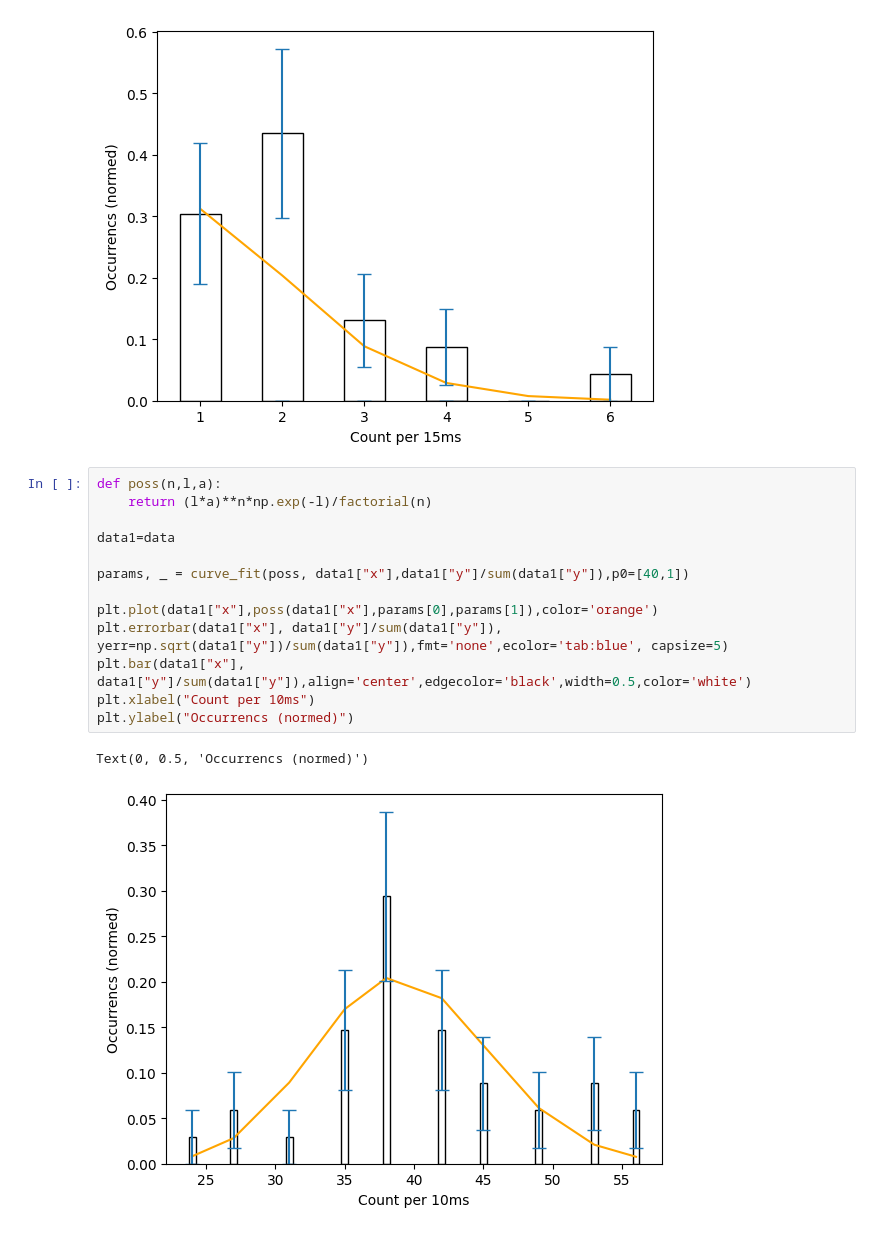
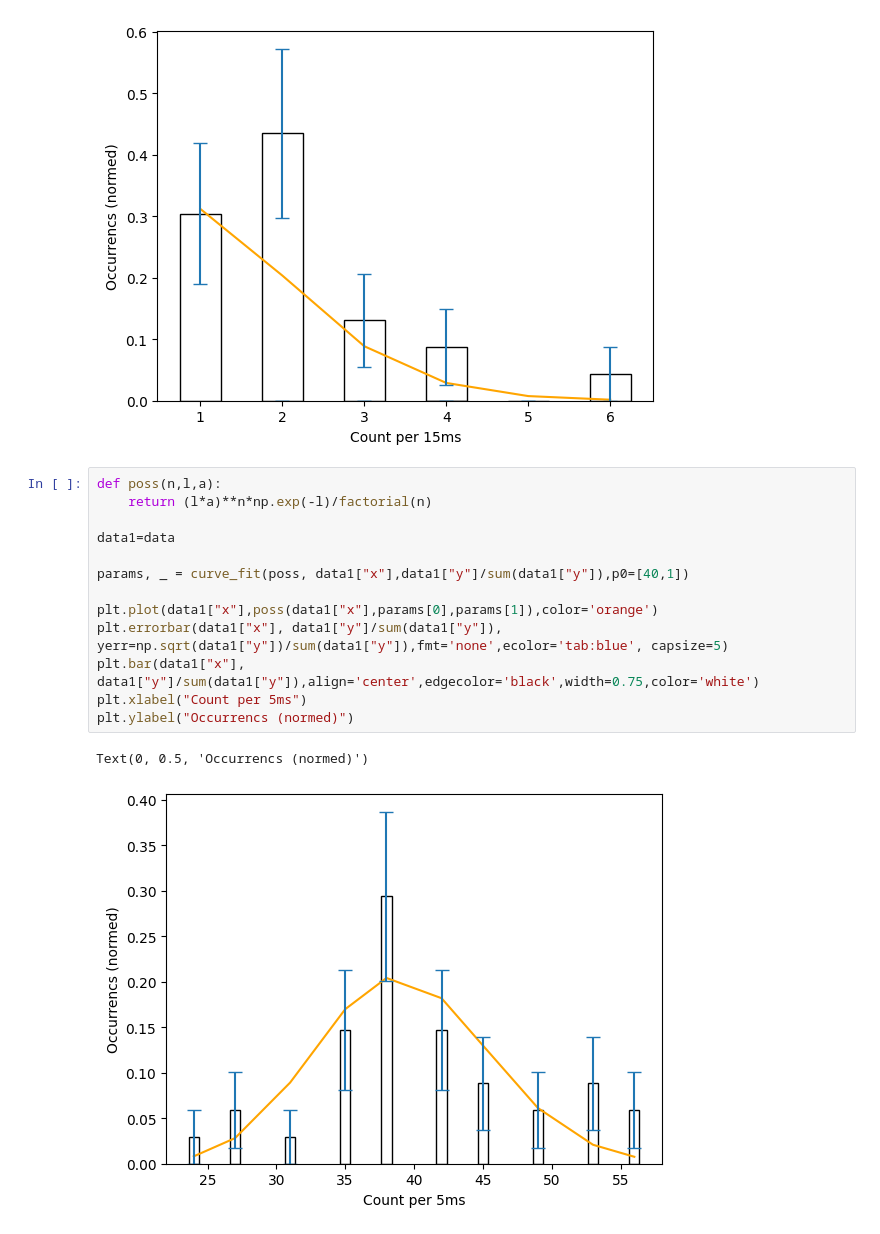
Before and after one commit to sarah-sev/SPAD, a Jupyter notebook: histplots.ipynb, the cells around one changed output. Cells and saved outputs as stored; diff of their text form.

```diff
--- a/histplots.ipynb
+++ b/histplots.ipynb
@@ -55,16 +55,16 @@ Text(0, 0.5, 'Occurrencs (normed)')
 # %%
 def poss(n,l,a):
     return (l*a)**n*np.exp(-l)/factorial(n)
 
 data1=data
 
 params, _ = curve_fit(poss, data1["x"],data1["y"]/sum(data1["y"]),p0=[40,1])
 
 plt.plot(data1["x"],poss(data1["x"],params[0],params[1]),color='orange')
 plt.errorbar(data1["x"], data1["y"]/sum(data1["y"]), yerr=np.sqrt(data1["y"])/sum(data1["y"]),fmt='none',ecolor='tab:blue', capsize=5)
-plt.bar(data1["x"], data1["y"]/sum(data1["y"]),align='center',edgecolor='black',width=0.5,color='white')
-plt.xlabel("Count per 10ms")
+plt.bar(data1["x"], data1["y"]/sum(data1["y"]),align='center',edgecolor='black',width=0.75,color='white')
+plt.xlabel("Count per 5ms")
 plt.ylabel("Occurrencs (normed)")
 # %% [output]
 Text(0, 0.5, 'Occurrencs (normed)')
-[figure, old version]
+[figure, new version]
```
